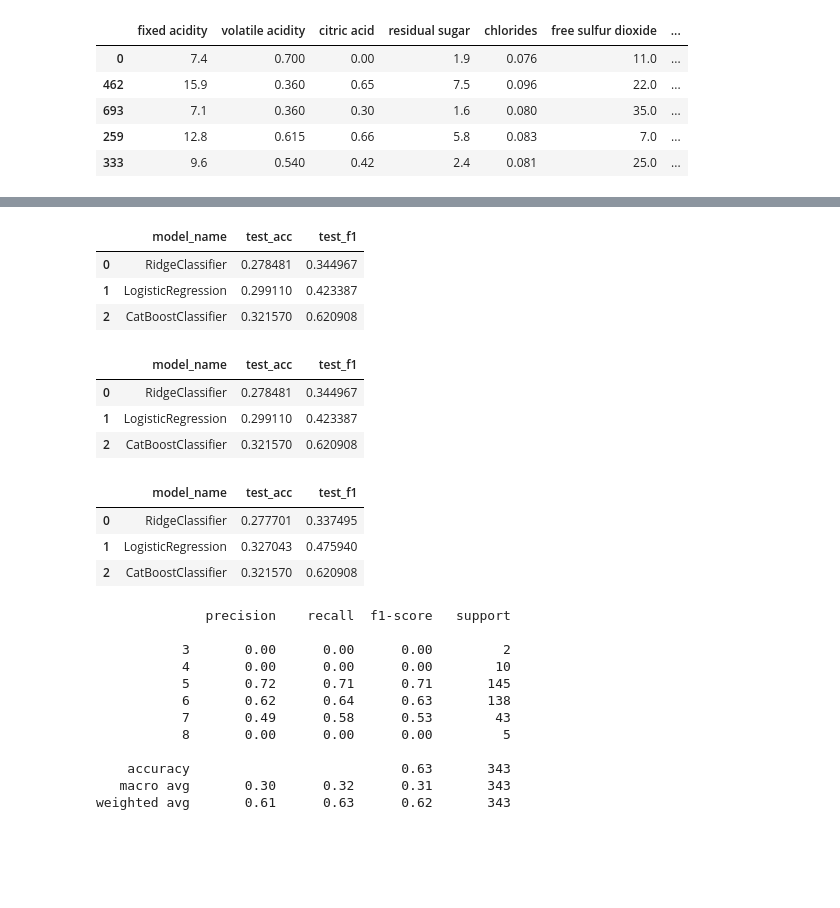
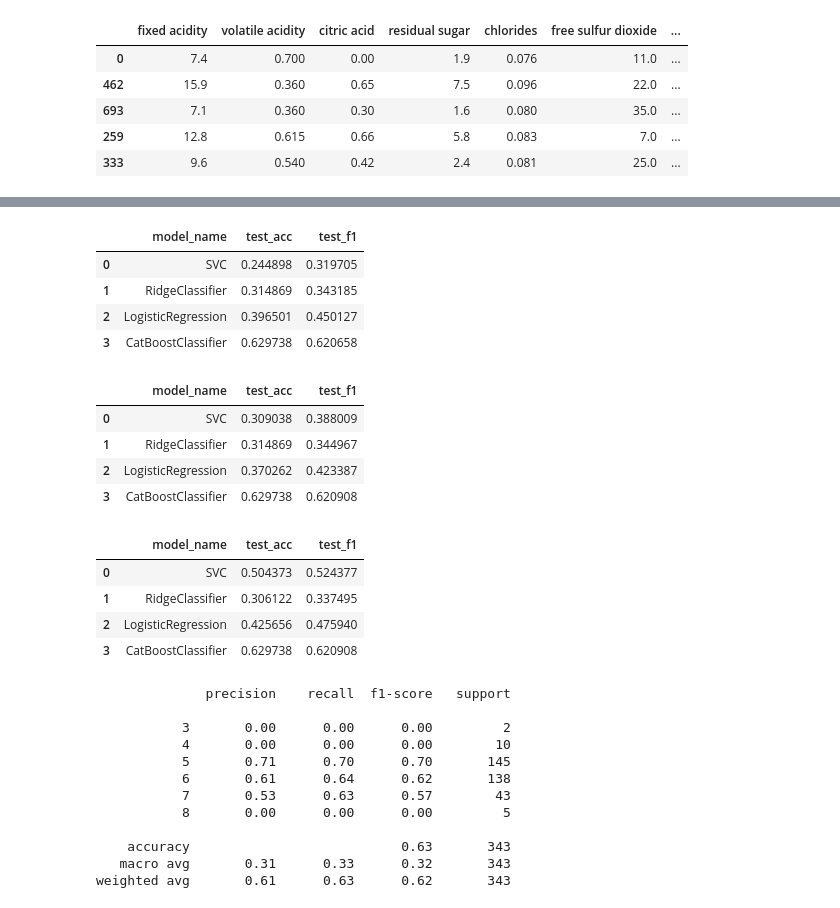
Before and after one commit to BVyaches/mmad2, a Jupyter notebook: Practice_02/task2.ipynb, the cells around one changed output, grey strips where cells are left out. Saved outputs shown, nothing was run; the diff lists cells and outputs as text; code cells hidden in the pictures; blank space fills up the shorter version.

```diff
--- a/Practice_02/task2.ipynb
+++ b/Practice_02/task2.ipynb
@@ -88,7 +90,7 @@ def add_params(X):
     return X
 
 def mod_dataset(dataset: pd.DataFrame()):
-    dataset.drop(columns=['density'], inplace=True)
+    dataset = dataset.drop(columns=['density'])
     dataset = add_params(dataset)
     return dataset
 # %%
@@ -109,67 +120,70 @@ scaler = StandardScaler()
 X_train_std = scaler.fit_transform(X_train_mod)
 X_test_std = scaler.transform(X_test_mod)
 # %%
-from sklearn.metrics import balanced_accuracy_score, f1_score, classification_report
-
+from sklearn.metrics import accuracy_score, f1_score, classification_report
 
 
 def train_eval_model(model, X_train, X_test, y_train, y_test):
     model.fit(X_train, y_train)
     y_pred = model.predict(X_test)
-    accuracy = balanced_accuracy_score(y_test, y_pred)
+    accuracy = accuracy_score(y_test, y_pred)
     f1 = f1_score(y_test, y_pred, average='weighted')
     return accuracy, f1
 # %%
 from sklearn.linear_model import RidgeClassifier, LogisticRegression
+from sklearn.svm import SVC
 from catboost import CatBoostClassifier
 from sklearn.utils.class_weight import compute_class_weight
 from sklearn.exceptions import ConvergenceWarning
 import warnings
 
 warnings.simplefilter('ignore', category=ConvergenceWarning)
 
 weights = {cl: w for cl, w in zip(np.unique(y_train), compute_class_weight(class_weight="balanced", classes=np.unique(y_train), y=y_train))}
 
 results_stock = pd.DataFrame({'model_name': [], 'test_acc': [], 'test_f1': []})
 results_mod = pd.DataFrame({'model_name': [], 'test_acc': [], 'test_f1': []})
 results_mod_normalised = pd.DataFrame({'model_name': [], 'test_acc': [], 'test_f1': []})
 
 
 
-for model in [RidgeClassifier(max_iter=5000, class_weight=weights), LogisticRegression(max_iter=5000, class_weight=weights), CatBoostClassifier(silent=True, class_weights=weights)]:
+for model in [SVC( class_weight=weights), RidgeClassifier(max_iter=5000, class_weight=weights), LogisticRegression(max_iter=5000, class_weight=weights), CatBoostClassifier(silent=True, class_weights=weights)]:
     acc, f1 = train_eval_model(model, X_train, X_test, y_train, y_test)
     results_stock.loc[len(results_stock)] = [type(model).__name__, acc, f1]
 
 
-for model in [RidgeClassifier(max_iter=5000, class_weight=weights), LogisticRegression(max_iter=5000, class_weight=weights), CatBoostClassifier(silent=True, class_weights=weights)]:
+for model in [SVC( class_weight=weights), RidgeClassifier(max_iter=5000, class_weight=weights), LogisticRegression(max_iter=5000, class_weight=weights), CatBoostClassifier(silent=True, class_weights=weights)]:
     acc, f1 = train_eval_model(model, X_train_mod, X_test_mod, y_train, y_test)
     results_mod.loc[len(results_mod)] = [type(model).__name__, acc, f1]
 
-for model in [RidgeClassifier(max_iter=5000, class_weight=weights), LogisticRegression(max_iter=5000, class_weight=weights), CatBoostClassifier(silent=True, class_weights=weights)]:
+for model in [SVC( class_weight=weights), RidgeClassifier(max_iter=5000, class_weight=weights), LogisticRegression(max_iter=5000, class_weight=weights), CatBoostClassifier(silent=True, class_weights=weights)]:
     acc, f1 = train_eval_model(model, X_train_std, X_test_std, y_train, y_test)
     results_mod_normalised.loc[len(results_mod_normalised)] = [type(model).__name__, acc, f1]
 
 
 results_stock
 # %% [output]
 |  | model_name | test_acc | test_f1 |
-| 0 | RidgeClassifier | 0.278481 | 0.344967 |
-| 1 | LogisticRegression | 0.299110 | 0.423387 |
-| 2 | CatBoostClassifier | 0.321570 | 0.620908 |
+| 0 | SVC | 0.244898 | 0.319705 |
+| 1 | RidgeClassifier | 0.314869 | 0.343185 |
+| 2 | LogisticRegression | 0.396501 | 0.450127 |
+| 3 | CatBoostClassifier | 0.629738 | 0.620658 |
 # %%
 results_mod
 # %% [output]
 |  | model_name | test_acc | test_f1 |
-| 0 | RidgeClassifier | 0.278481 | 0.344967 |
-| 1 | LogisticRegression | 0.299110 | 0.423387 |
-| 2 | CatBoostClassifier | 0.321570 | 0.620908 |
+| 0 | SVC | 0.309038 | 0.388009 |
+| 1 | RidgeClassifier | 0.314869 | 0.344967 |
+| 2 | LogisticRegression | 0.370262 | 0.423387 |
+| 3 | CatBoostClassifier | 0.629738 | 0.620908 |
 # %%
 results_mod_normalised
 # %% [output]
 |  | model_name | test_acc | test_f1 |
-| 0 | RidgeClassifier | 0.277701 | 0.337495 |
-| 1 | LogisticRegression | 0.327043 | 0.475940 |
-| 2 | CatBoostClassifier | 0.321570 | 0.620908 |
+| 0 | SVC | 0.504373 | 0.524377 |
+| 1 | RidgeClassifier | 0.306122 | 0.337495 |
+| 2 | LogisticRegression | 0.425656 | 0.475940 |
+| 3 | CatBoostClassifier | 0.629738 | 0.620908 |
 # %%
 model.fit(X_train, y_train)
 y_pred = model.predict(X_test)
@@ -179,11 +193,11 @@ print(classification_report(y_test, y_pred))
 
            3       0.00      0.00      0.00         2
            4       0.00      0.00      0.00        10
-           5       0.72      0.71      0.71       145
-           6       0.62      0.64      0.63       138
-           7       0.49      0.58      0.53        43
+           5       0.71      0.70      0.70       145
+           6       0.61      0.64      0.62       138
+           7       0.53      0.63      0.57        43
            8       0.00      0.00      0.00         5
 
     accuracy                           0.63       343
-   macro avg       0.30      0.32      0.31       343
+   macro avg       0.31      0.33      0.32       343
 weighted avg       0.61      0.63      0.62       343
```
Also changed, not shown: parts of 5 cells of this notebook.
